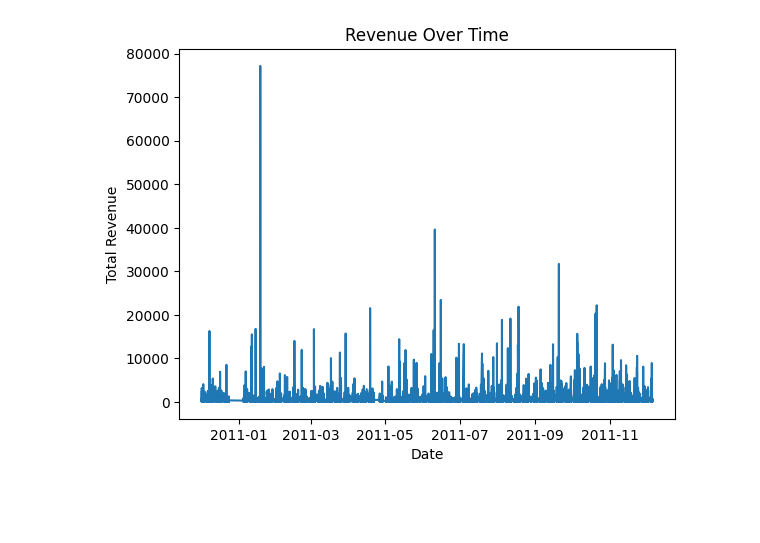
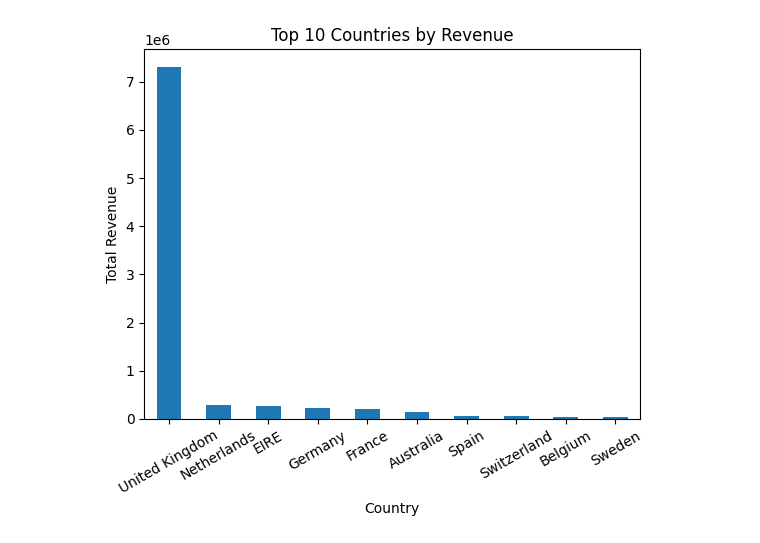
Before and after one commit to gsolomon321/DS3021_Final_Project, a Jupyter notebook: cleaning.ipynb, the cells around one changed output. Saved outputs shown, nothing was run; the diff lists cells and outputs as text; code cells hidden in the pictures; blank space fills up the shorter version.

```diff
--- a/cleaning.ipynb
+++ b/cleaning.ipynb
@@ -63,20 +76,19 @@ dtype: int64
 # %%
-# drop rows with no CustomerID — we cant do customer analysis without it
- # subset only drops rows where CustomerID is missing so we drop 135080 rows to maintain the other 400000+ in the column
-df = df.dropna(subset=['CustomerID'])
+# drop rows with no customer id cause 135080 missing
+df = df.dropna(subset=["CustomerID"])
 
-# remove cancelled orders — invoices starting with C are cancellations not purchases ypu see this around row 4000+
-df = df[df['InvoiceNo'].astype(str).str.contains('C') == False] #keeps only rows taht do not start with c
+#df.describe showed negative quantities os are canceeld in data, canceld orders ahve annvoice # that starts with C
+df = df[df['InvoiceNo'].astype(str).str.startswith('C') == False] # only keeps rows where invoice does not start with C
 
-# remove negative or zero quantities cause its canceled orders we missed
+# remove negative and 0 values from quantity and unitprice as per df.describe
 df = df[df['Quantity'] > 0]
 df = df[df['UnitPrice'] > 0]
 
-# convert date column to datetime so we can do date math later
-df['InvoiceDate'] = pd.to_datetime(df['InvoiceDate'], dayfirst=True) # to_datetime jst lets pandas know its a date so we can fidn the max date and such earlier and subtract dates too
+#gotta change date to datetime so python can use it to do time based calculations
+df['InvoiceDate'] = pd.to_datetime(df['InvoiceDate'], dayfirst=True)
 
-# create TotalPrice — quantity times unit price gives us revenue per row
-df['TotalPrice'] = df['Quantity'] * df['UnitPrice']
+# we can create a new column for total price of each item by multiplying quantity and unit price so we can determine customer max purchase and spending
+df["TotalPrice"] = df["Quantity"] * df["UnitPrice"]
 
 print(df.shape)
 df.head()
@@ -91,13 +113,11 @@ df.head()
 # %%
-# Explanatory Data Analysis
-#revenue change over time
-revenue = df.groupby('InvoiceDate')['TotalPrice'].sum()
-# groups all rows by date then adds up the total price for each date
-
-plt.plot(revenue)
-plt.title('Revenue Over Time')
-plt.xlabel('Date')
-plt.ylabel('Total Revenue')
+# check for which countries tend to generate the most revenue
+top_countries = df.groupby("Country")["TotalPrice"].sum().sort_values(ascending=False)
+top_countries = top_countries.head(10)
+top_countries.plot(kind="bar")
+plt.title("Top 10 Countries by Revenue")
+plt.ylabel("Total Revenue")
+plt.xticks(rotation=30)
 plt.show()
 # %% [output]
-[figure, old version]
+[figure, new version]
```
Also changed, not shown: parts of 20 cells of this notebook, 1 other file.
